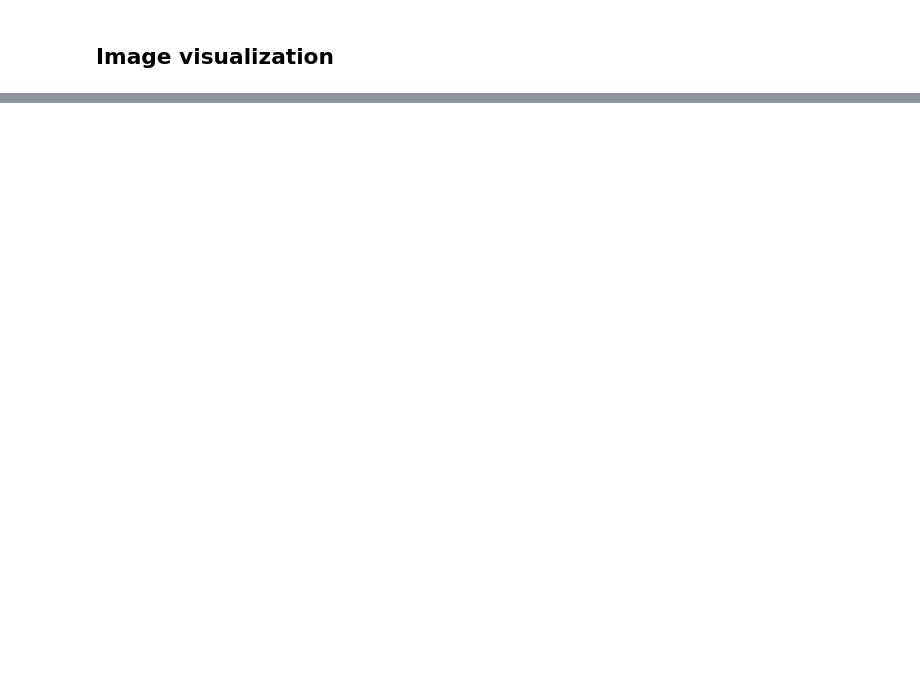
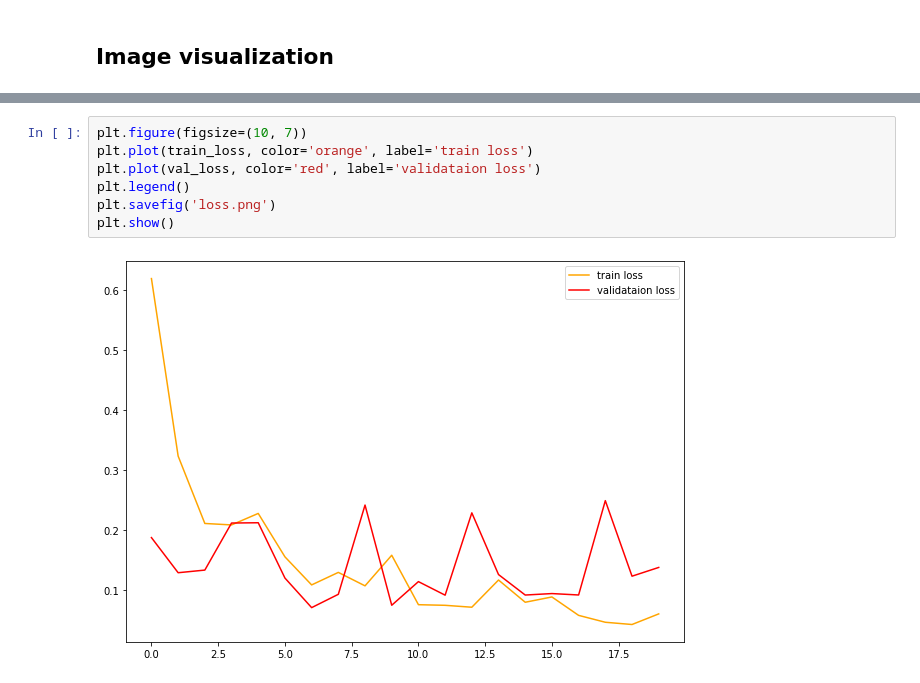
Before and after one commit to sonhm3029/Python-Machine-Learning, a Jupyter notebook: deep_learning/vgg_16.ipynb, the cells around one changed output, grey strips where cells are left out. Drawn from its saved outputs; the diff is of its cells as text; blank space fills up the shorter version.

```diff
--- a/deep_learning/vgg_16.ipynb
+++ b/deep_learning/vgg_16.ipynb
@@ -284,0 +563,9 @@ Yes          Yes          No           No
+# %%
+plt.figure(figsize=(10, 7))
+plt.plot(train_loss, color='orange', label='train loss')
+plt.plot(val_loss, color='red', label='validataion loss')
+plt.legend()
+plt.savefig('loss.png')
+plt.show()
+# %% [output]
+[figure, added]
```
Also changed, not shown: parts of 14 cells of this notebook.
